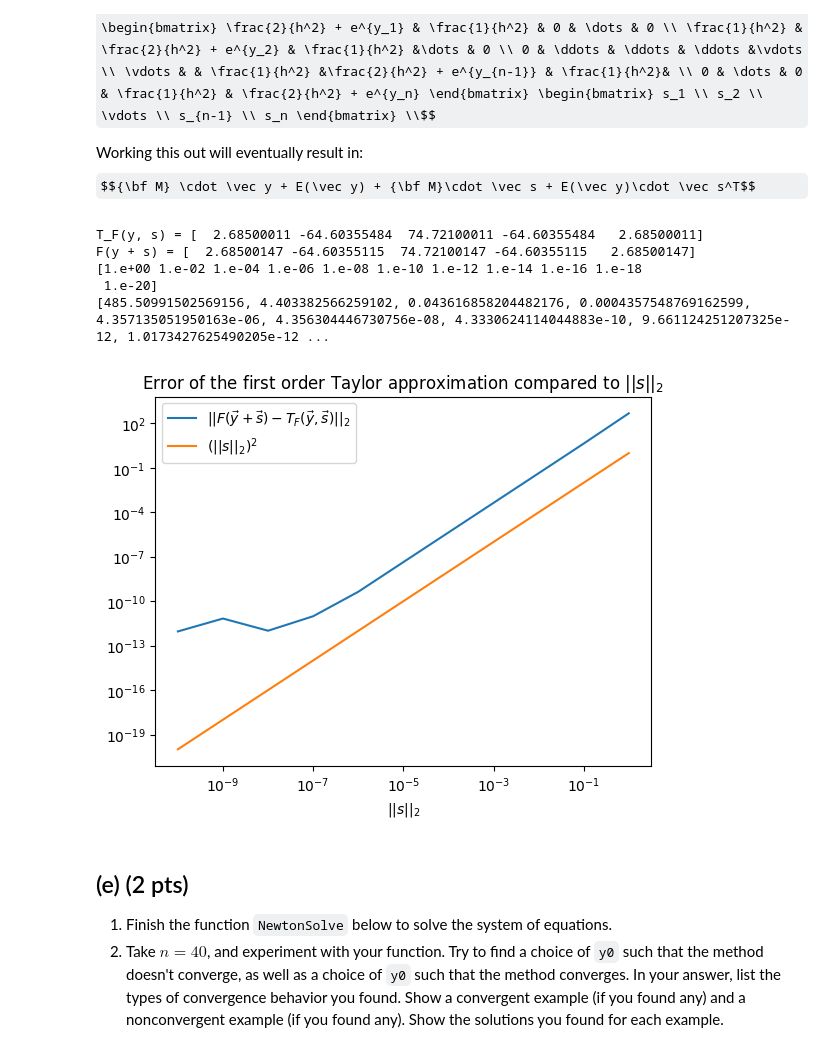
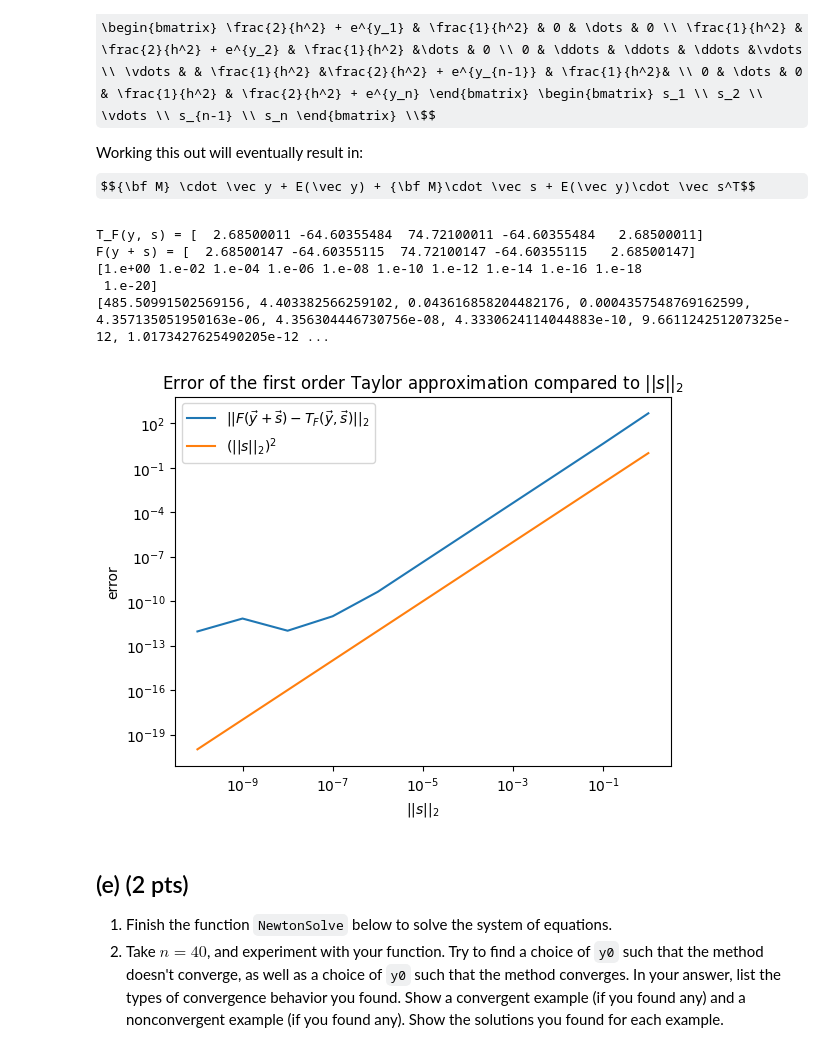
Before and after one commit to koenweverink/numericalAlgorithms, a Jupyter notebook: hw4_2023.ipynb, the cells around one changed output. Cells and saved outputs as stored; diff of their text form; code cells hidden in the pictures; some formulas as TeX source.

```diff
--- a/hw4_2023.ipynb
+++ b/hw4_2023.ipynb
@@ -274,34 +274,35 @@ print(f"F(y + s) = {F(y + s)}")
 n = 10
 y = np.arange(n)
 s = np.ones(n)
 s_norm = np.linalg.norm(s)
 
 k = np.arange(n + 1, dtype=float)
 hs = np.power(10, -k)
 
 new_s_matrix = (hs[:, np.newaxis] / s_norm) * s
 norm_s_array = np.linalg.norm(new_s_matrix, axis=1) ** 2
 
 error_list = [np.linalg.norm(F(y + new_s) - T_F(y, new_s)) for new_s in new_s_matrix]
 
 print(norm_s_array)
 print(error_list)
 
 plt.plot(hs, error_list, label = r'$|| F(\vec y +\vec s) - T_F(\vec y,\vec s)||_2$')
 plt.plot(hs, norm_s_array, label = r'$(||s||_2)^2$')
 plt.xlabel('$||s||_2$')
+plt.ylabel('error')
 plt.xscale('log')
 plt.yscale('log')
 plt.title('Error of the first order Taylor approximation compared to $||s||_2$')
 plt.legend()
 plt.show()
 # %% [output]
 T_F(y, s) = [  2.68500011 -64.60355484  74.72100011 -64.60355484   2.68500011]
 F(y + s) = [  2.68500147 -64.60355115  74.72100147 -64.60355115   2.68500147]
 [1.e+00 1.e-02 1.e-04 1.e-06 1.e-08 1.e-10 1.e-12 1.e-14 1.e-16 1.e-18
  1.e-20]
 [485.50991502569156, 4.403382566259102, 0.043616858204482176, 0.0004357548769162599, 4.357135051950163e-06, 4.356304446730756e-08, 4.3330624114044883e-10, 9.661124251207325e-12, 1.0173427625490205e-12 ...
-[figure, old version]
+[figure, new version]
 # %% [markdown]
 ## (e) (2 pts)
 1. Finish the function `NewtonSolve` below to solve the system of equations.
```
Also changed, not shown: parts of 3 cells of this notebook, 3 other files.
